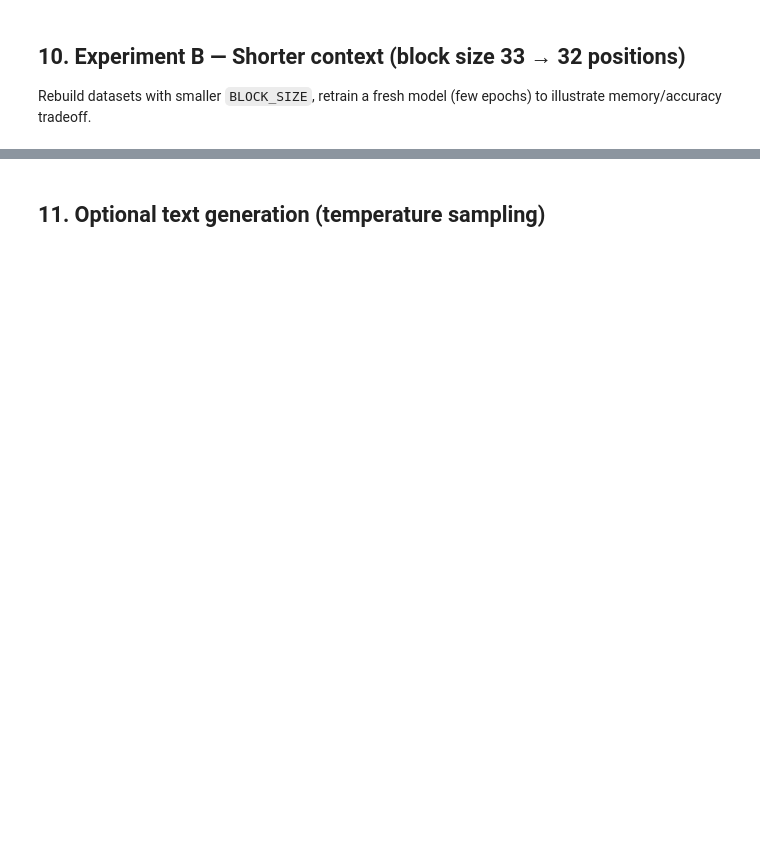
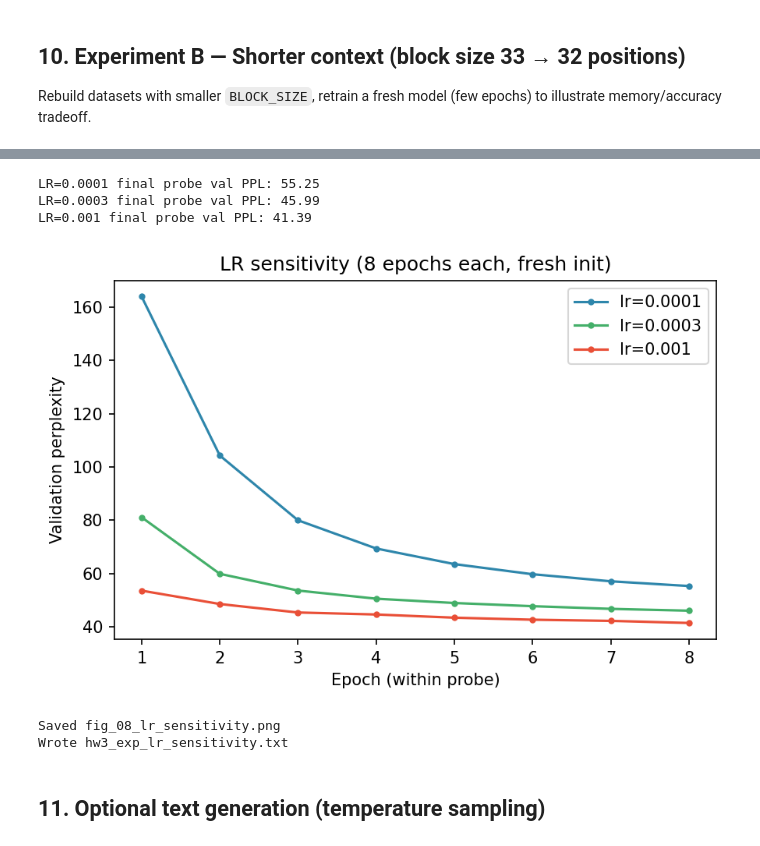
Before and after one commit to zz3231/COMS4995-Applied-Machine-Learning-HW, a Jupyter notebook: HW3/HW3.ipynb, the cells around one changed output, grey strips where cells are left out. Cells and saved outputs as stored; diff of their text form; code cells hidden in the pictures; blank space fills up the shorter version.

```diff
--- a/HW3/HW3.ipynb
+++ b/HW3/HW3.ipynb
@@ -345,12 +378,22 @@ def train_one_epoch(model, loader, optimizer):
 
 history = {'train_ce': [], 'val_ce': [], 'val_ppl': []}
 
+if SNAPSHOT_EPOCHS:
+    CHECKPOINT_DIR.mkdir(parents=True, exist_ok=True)
+
 for epoch in range(1, EPOCHS + 1):
     tr_ce = train_one_epoch(model, train_loader, optimizer)
     val_ce, val_ppl = evaluate_ppl(val_loader, model)
     history['train_ce'].append(tr_ce)
     history['val_ce'].append(val_ce)
     history['val_ppl'].append(val_ppl)
+    if SNAPSHOT_EPOCHS and epoch in SNAPSHOT_EPOCHS:
+        ckpt_path = CHECKPOINT_DIR / f'main_ep{epoch:02d}.pt'
+        torch.save(
+            {'epoch': epoch, 'model_state': model.state_dict(), 'val_ppl': val_ppl},
+            ckpt_path,
+        )
+        print(f'  (saved checkpoint {ckpt_path.name})')
     if epoch == 1 or epoch % 5 == 0 or epoch == EPOCHS:
         print(f'Epoch {epoch:3d} | train CE {tr_ce:.4f} | val CE {val_ce:.4f} | val PPL {val_ppl:.2f}')
 
@@ -499,3 +717,62 @@ print('Saved fig_05_short_context.png')
+# %%
+LR_PROBE_EPOCHS = 8
+LR_LIST = [1e-4, 3e-4, 1e-3]
+
+
+def run_experiment_lr_sensitivity():
+    lr_curves = {}
+    for lr in LR_LIST:
+        random.seed(SEED)
+        np.random.seed(SEED)
+        torch.manual_seed(SEED)
+        if torch.cuda.is_available():
+            torch.cuda.manual_seed_all(SEED)
+        m = TinyTransformerLM(
+            vocab_size=actual_vocab,
+            d_model=D_MODEL,
+            n_heads=N_HEADS,
+            n_layers=N_LAYERS,
+            d_ff=D_FF,
+            max_len=BLOCK_SIZE + 32,
+            dropout=DROPOUT,
+            use_pe=True,
+        ).to(DEVICE)
+        opt = torch.optim.AdamW(m.parameters(), lr=lr, weight_decay=0.01)
+        ppls = []
+        for _ep in range(1, LR_PROBE_EPOCHS + 1):
+            train_one_epoch(m, train_loader, opt)
+            _, vp = evaluate_ppl(val_loader, m)
+            ppls.append(vp)
+        lr_curves[lr] = ppls
+        print(f'LR={lr:g} final probe val PPL: {ppls[-1]:.2f}')
+    fig, ax = plt.subplots(figsize=(6, 4))
+    colors = ['#2E86AB', '#44AF69', '#E94F37']
+    for (lr, ppls), c in zip(lr_curves.items(), colors):
+        ax.plot(range(1, len(ppls) + 1), ppls, marker='o', markersize=3, label=f'lr={lr:g}', color=c)
+    ax.set_xlabel('Epoch (within probe)')
+    ax.set_ylabel('Validation perplexity')
+    ax.set_title(f'LR sensitivity ({LR_PROBE_EPOCHS} epochs each, fresh init)')
+    ax.legend()
+    plt.tight_layout()
+    plt.savefig(FIG_DIR / 'fig_08_lr_sensitivity.png', bbox_inches='tight')
+    plt.show()
+    print('Saved fig_08_lr_sensitivity.png')
+    lines = ['# Experiment D: LR sensitivity', f'probe_epochs={LR_PROBE_EPOCHS}', 'lr epoch ppl']
+    for lr, ppls in lr_curves.items():
+        for i, vp in enumerate(ppls, start=1):
+            lines.append(f'{lr} {i} {vp}')
+    (FIG_DIR / 'hw3_exp_lr_sensitivity.txt').write_text('\n'.join(lines) + '\n')
+    print('Wrote hw3_exp_lr_sensitivity.txt')
+
+
+run_experiment_lr_sensitivity()
+# %% [output]
+LR=0.0001 final probe val PPL: 55.25
+LR=0.0003 final probe val PPL: 45.99
+LR=0.001 final probe val PPL: 41.39
+[figure, added]
+Saved fig_08_lr_sensitivity.png
+Wrote hw3_exp_lr_sensitivity.txt
 # %% [markdown]
 ## 11. Optional text generation (temperature sampling)
 # %%
```
Also changed, not shown: parts of 20 cells of this notebook, 17 other files.
